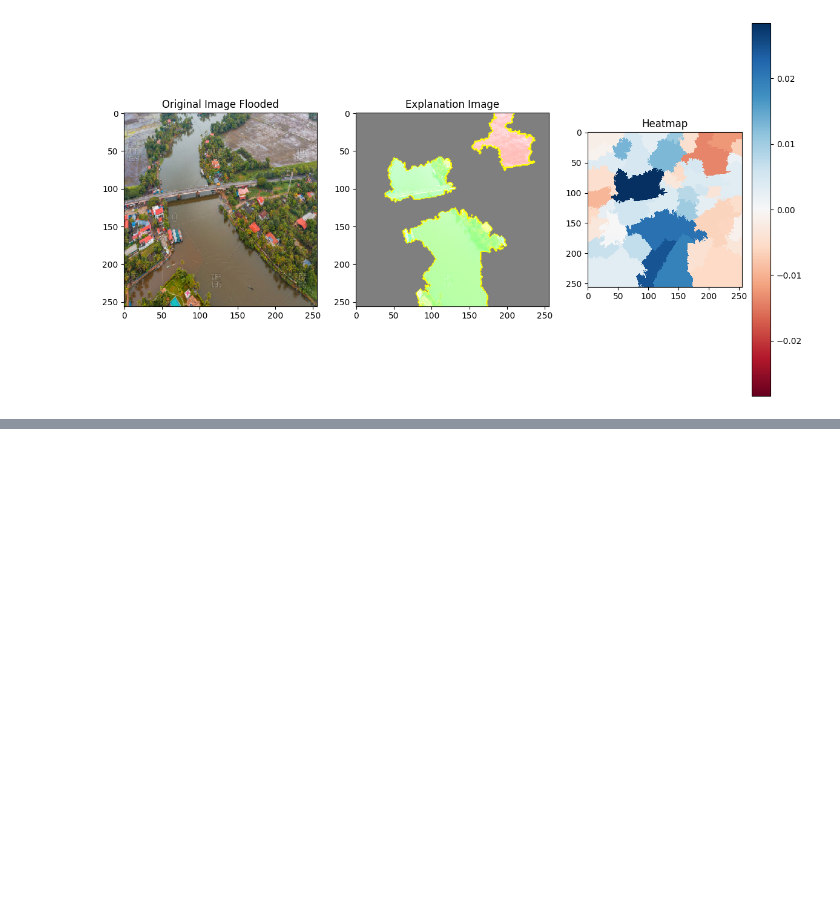
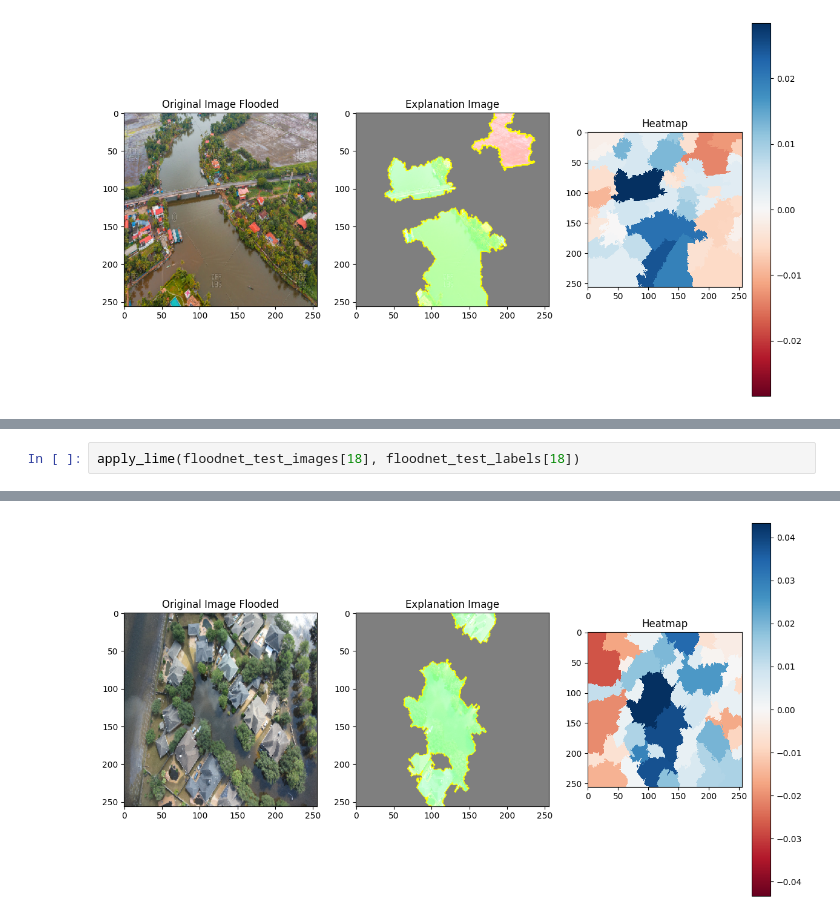
Before and after one commit to AbdulManaf12/Post-Flood-Disaster-Management, a Jupyter notebook: Classification/XAI_models.ipynb, the cells around one changed output, grey strips where cells are left out. Drawn from its saved outputs; the diff is of its cells as text; blank space fills up the shorter version.

```diff
--- a/Classification/XAI_models.ipynb
+++ b/Classification/XAI_models.ipynb
@@ -241,0 +312,3 @@ Predicted: Flooded with 99.78% confidence
+# %%
+apply_lime(floodnet_test_images[18], floodnet_test_labels[18])
+# %% [output]
@@ -241,0 +332 @@ Predicted: Flooded with 99.78% confidence
+[figure, added]
```
Also changed, not shown: parts of 5 cells of this notebook.
